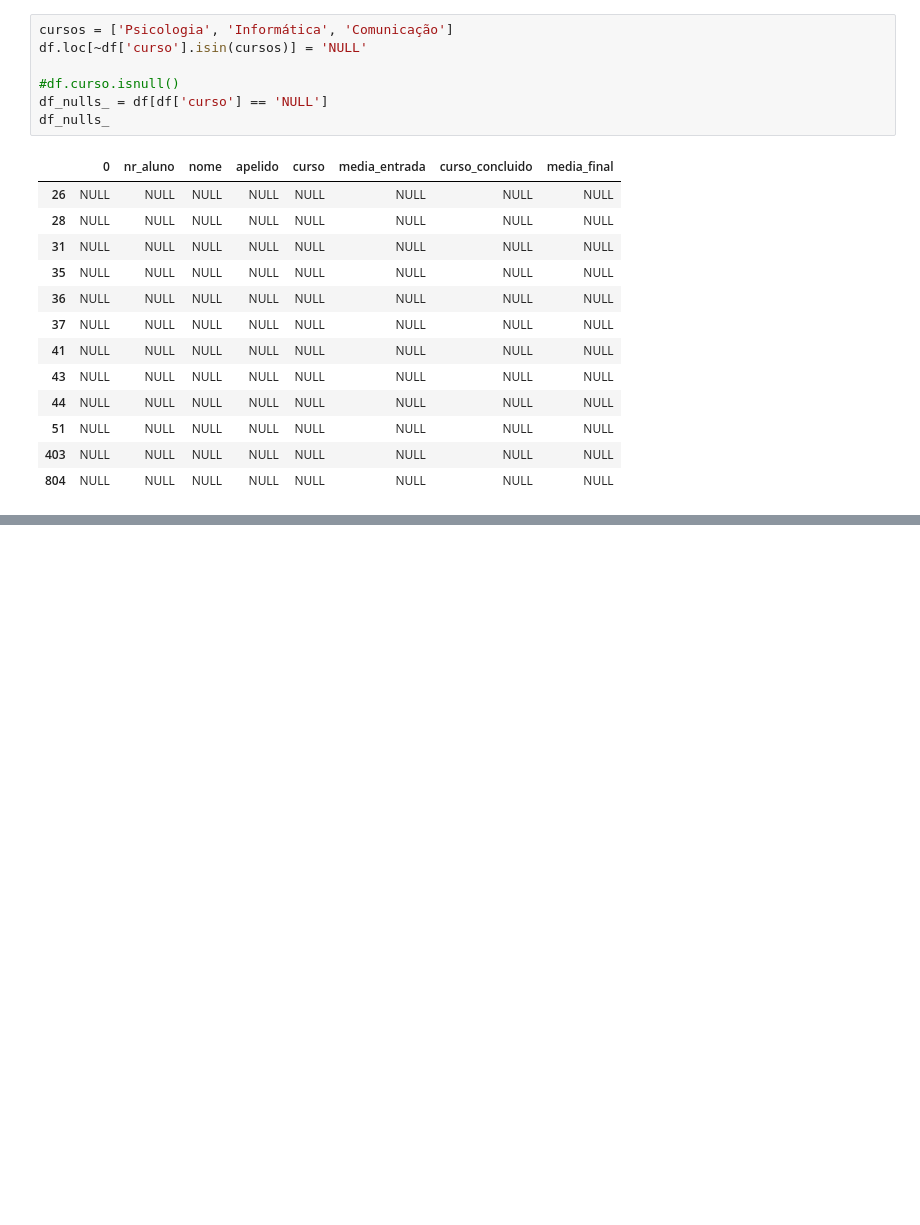
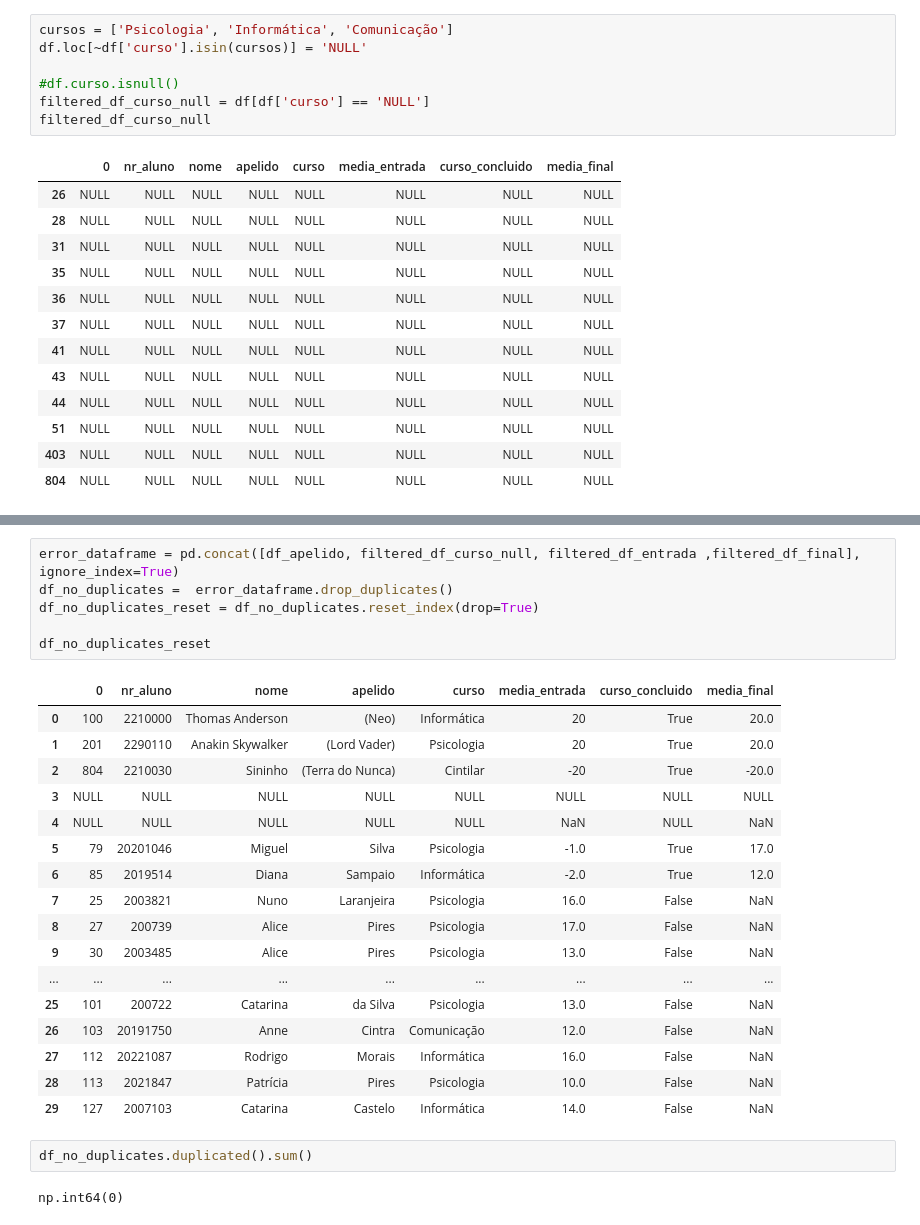
Before and after one commit to YasmymRodrigues/Data_Engineering, a Jupyter notebook: script_dataengineering.ipynb, the cells around one changed output, grey strips where cells are left out. Cells and saved outputs as stored; diff of their text form; blank space fills up the shorter version.

```diff
--- a/script_dataengineering.ipynb
+++ b/script_dataengineering.ipynb
@@ -73,8 +73,8 @@ cursos = ['Psicologia', 'Informática', 'Comunicação']
 df.loc[~df['curso'].isin(cursos)] = 'NULL'
 
 #df.curso.isnull()
-df_nulls_ = df[df['curso'] == 'NULL']
-df_nulls_
+filtered_df_curso_null = df[df['curso'] == 'NULL']
+filtered_df_curso_null
 # %% [output]
 |  | 0 | nr_aluno | nome | apelido | curso | media_entrada | curso_concluido | media_final |
 | 26 | NULL | NULL | NULL | NULL | NULL | NULL | NULL | NULL |
@@ -137,0 +134,28 @@ print(df)
+# %%
+error_dataframe = pd.concat([df_apelido, filtered_df_curso_null, filtered_df_entrada ,filtered_df_final], ignore_index=True)
+df_no_duplicates =  error_dataframe.drop_duplicates()
+df_no_duplicates_reset = df_no_duplicates.reset_index(drop=True)
+
+df_no_duplicates_reset
+# %% [output]
+|  | 0 | nr_aluno | nome | apelido | curso | media_entrada | curso_concluido | media_final |
+| 0 | 100 | 2210000 | Thomas Anderson | (Neo) | Informática | 20 | True | 20.0 |
+| 1 | 201 | 2290110 | Anakin Skywalker | (Lord Vader) | Psicologia | 20 | True | 20.0 |
+| 2 | 804 | 2210030 | Sininho | (Terra do Nunca) | Cintilar | -20 | True | -20.0 |
+| 3 | NULL | NULL | NULL | NULL | NULL | NULL | NULL | NULL |
+| 4 | NULL | NULL | NULL | NULL | NULL | NaN | NULL | NaN |
+| 5 | 79 | 20201046 | Miguel | Silva | Psicologia | -1.0 | True | 17.0 |
+| 6 | 85 | 2019514 | Diana | Sampaio | Informática | -2.0 | True | 12.0 |
+| 7 | 25 | 2003821 | Nuno | Laranjeira | Psicologia | 16.0 | False | NaN |
+| 8 | 27 | 200739 | Alice | Pires | Psicologia | 17.0 | False | NaN |
+| 9 | 30 | 2003485 | Alice | Pires | Psicologia | 13.0 | False | NaN |
+| ... | ... | ... | ... | ... | ... | ... | ... | ... |
+| 25 | 101 | 200722 | Catarina | da Silva | Psicologia | 13.0 | False | NaN |
+| 26 | 103 | 20191750 | Anne | Cintra | Comunicação | 12.0 | False | NaN |
+| 27 | 112 | 20221087 | Rodrigo | Morais | Informática | 16.0 | False | NaN |
+| 28 | 113 | 2021847 | Patrícia | Pires | Psicologia | 10.0 | False | NaN |
+| 29 | 127 | 2007103 | Catarina | Castelo | Informática | 14.0 | False | NaN |
+# %%
+df_no_duplicates.duplicated().sum()
+# %% [output]
+np.int64(0)
```
Also changed, not shown: parts of 8 cells of this notebook, 1 other file.
